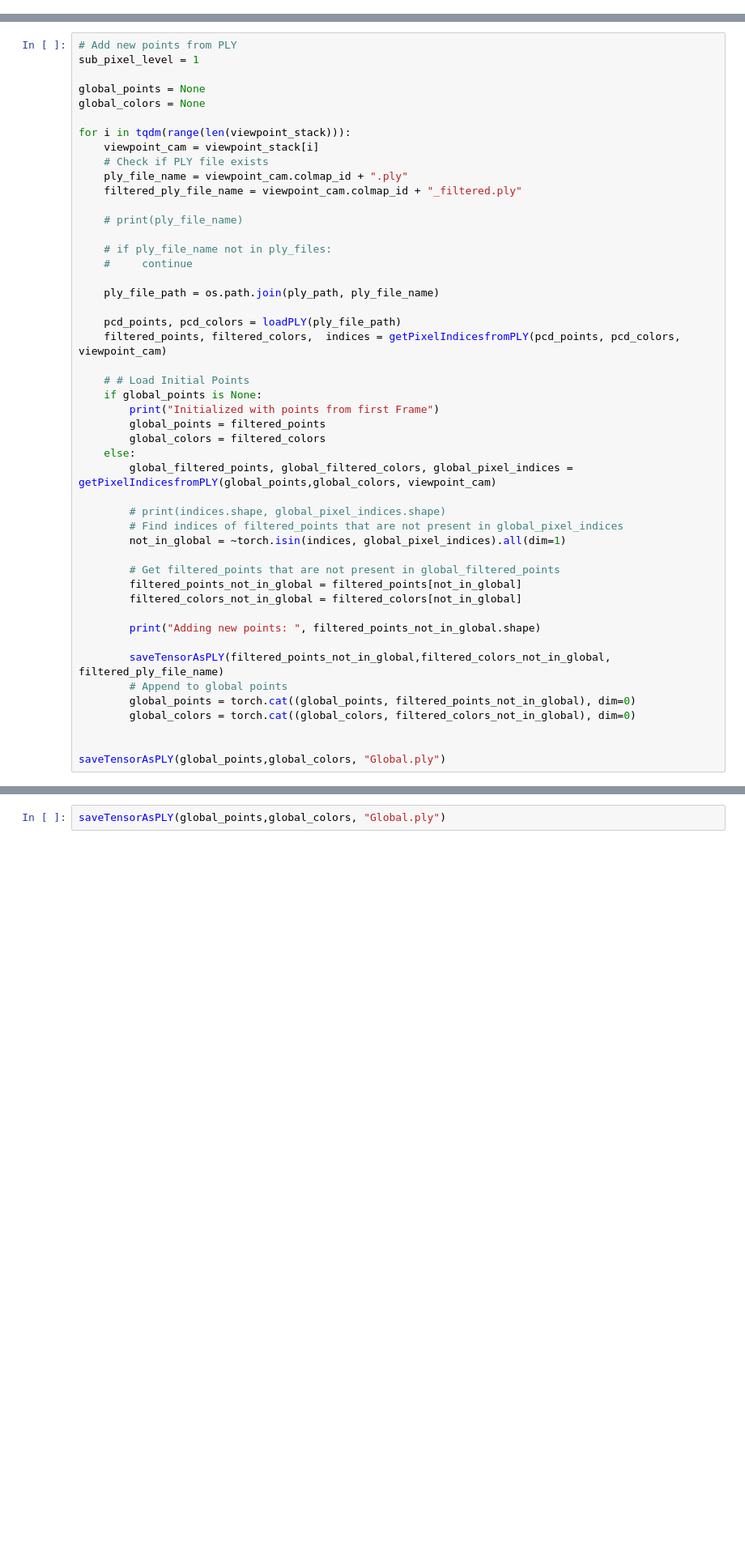
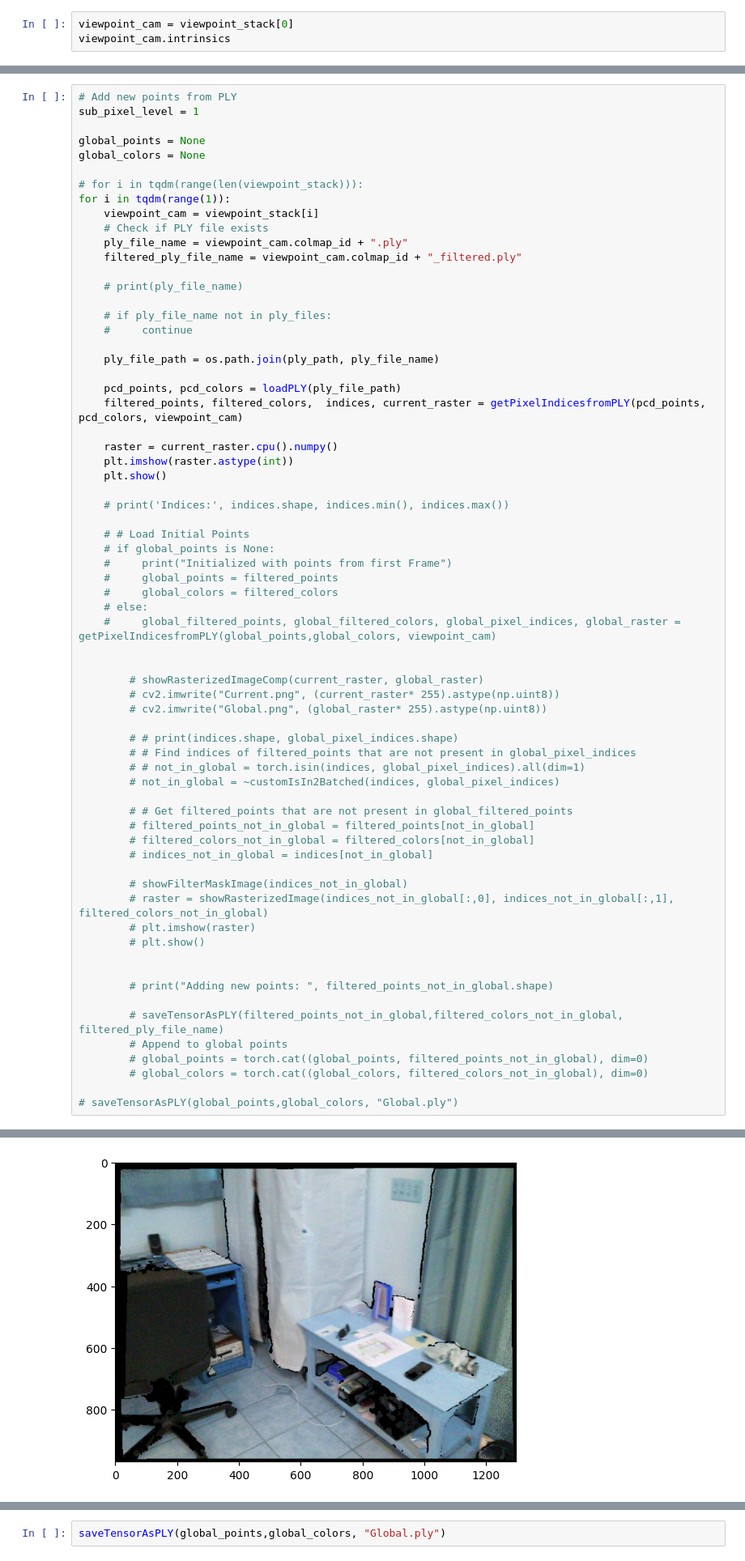
Before and after one commit to viswaravi/gaussian-splatting, a Jupyter notebook: Progressive_Train.ipynb, the cells around one changed output, grey strips where cells are left out. Shown at 81% size. Drawn from its saved outputs; the diff is of its cells as text; blank space fills up the shorter version.

Commit message:
Added Rasterization Vis

```diff
--- a/Progressive_Train.ipynb
+++ b/Progressive_Train.ipynb
@@ -259,0 +285,3 @@ def getPixelIndicesfromPLY(points, colors,  viewpoint_cam, sub_pixel_level=1):
+# %%
+viewpoint_cam = viewpoint_stack[0]
+viewpoint_cam.intrinsics
@@ -264,7 +510,8 @@ sub_pixel_level = 1
 global_points = None
 global_colors = None
 
-for i in tqdm(range(len(viewpoint_stack))):
+# for i in tqdm(range(len(viewpoint_stack))):
+for i in tqdm(range(1)):
     viewpoint_cam = viewpoint_stack[i]
     # Check if PLY file exists
     ply_file_name = viewpoint_cam.colmap_id + ".ply"
@@ -278,31 +525,49 @@ for i in tqdm(range(len(viewpoint_stack))):
     ply_file_path = os.path.join(ply_path, ply_file_name)
 
     pcd_points, pcd_colors = loadPLY(ply_file_path)
-    filtered_points, filtered_colors,  indices = getPixelIndicesfromPLY(pcd_points, pcd_colors, viewpoint_cam)
+    filtered_points, filtered_colors,  indices, current_raster = getPixelIndicesfromPLY(pcd_points, pcd_colors, viewpoint_cam)
+
+    raster = current_raster.cpu().numpy()
+    plt.imshow(raster.astype(int))
+    plt.show()
+
+    # print('Indices:', indices.shape, indices.min(), indices.max())
 
     # # Load Initial Points
-    if global_points is None:
-        print("Initialized with points from first Frame")
-        global_points = filtered_points
-        global_colors = filtered_colors
-    else:
-        global_filtered_points, global_filtered_colors, global_pixel_indices = getPixelIndicesfromPLY(global_points,global_colors, viewpoint_cam)
-
-        # print(indices.shape, global_pixel_indices.shape)
-        # Find indices of filtered_points that are not present in global_pixel_indices
-        not_in_global = ~torch.isin(indices, global_pixel_indices).all(dim=1)
-
-        # Get filtered_points that are not present in global_filtered_points
-        filtered_points_not_in_global = filtered_points[not_in_global]
-        filtered_colors_not_in_global = filtered_colors[not_in_global]
-
-        print("Adding new points: ", filtered_points_not_in_global.shape)
-
-        saveTensorAsPLY(filtered_points_not_in_global,filtered_colors_not_in_global, filtered_ply_file_name)
-        # Append to global points
-        global_points = torch.cat((global_points, filtered_points_not_in_global), dim=0)
-        global_colors = torch.cat((global_colors, filtered_colors_not_in_global), dim=0)
+    # if global_points is None:
+    #     print("Initialized with points from first Frame")
+    #     global_points = filtered_points
+    #     global_colors = filtered_colors
+    # else:
+    #     global_filtered_points, global_filtered_colors, global_pixel_indices, global_raster = getPixelIndicesfromPLY(global_points,global_colors, viewpoint_cam)
 
 
-saveTensorAsPLY(global_points,global_colors, "Global.ply")
+        # showRasterizedImageComp(current_raster, global_raster)
+        # cv2.imwrite("Current.png", (current_raster* 255).astype(np.uint8))
+        # cv2.imwrite("Global.png", (global_raster* 255).astype(np.uint8))
+
+        # # print(indices.shape, global_pixel_indices.shape)
+        # # Find indices of filtered_points that are not present in global_pixel_indices
+        # # not_in_global = torch.isin(indices, global_pixel_indices).all(dim=1)
+        # not_in_global = ~customIsIn2Batched(indices, global_pixel_indices)
+
+        # # Get filtered_points that are not present in global_filtered_points
+        # filtered_points_not_in_global = filtered_points[not_in_global]
+        # filtered_colors_not_in_global = filtered_colors[not_in_global]
+        # indices_not_in_global = indices[not_in_global]
+
+        # showFilterMaskImage(indices_not_in_global)
+        # raster = showRasterizedImage(indices_not_in_global[:,0], indices_not_in_global[:,1], filtered_colors_not_in_global)
+        # plt.imshow(raster)
+        # plt.show()
+
+
+        # print("Adding new points: ", filtered_points_not_in_global.shape)
+
+        # saveTensorAsPLY(filtered_points_not_in_global,filtered_colors_not_in_global, filtered_ply_file_name)
+        # Append to global points
+        # global_points = torch.cat((global_points, filtered_points_not_in_global), dim=0)
+        # global_colors = torch.cat((global_colors, filtered_colors_not_in_global), dim=0)
+
+# saveTensorAsPLY(global_points,global_colors, "Global.ply")
 # %% [output]
@@ -328,0 +574 @@ Adding new points:  torch.Size([0, 3])
+[figure, added]
```
Also changed, not shown: parts of 13 cells of this notebook, 8 other files.
